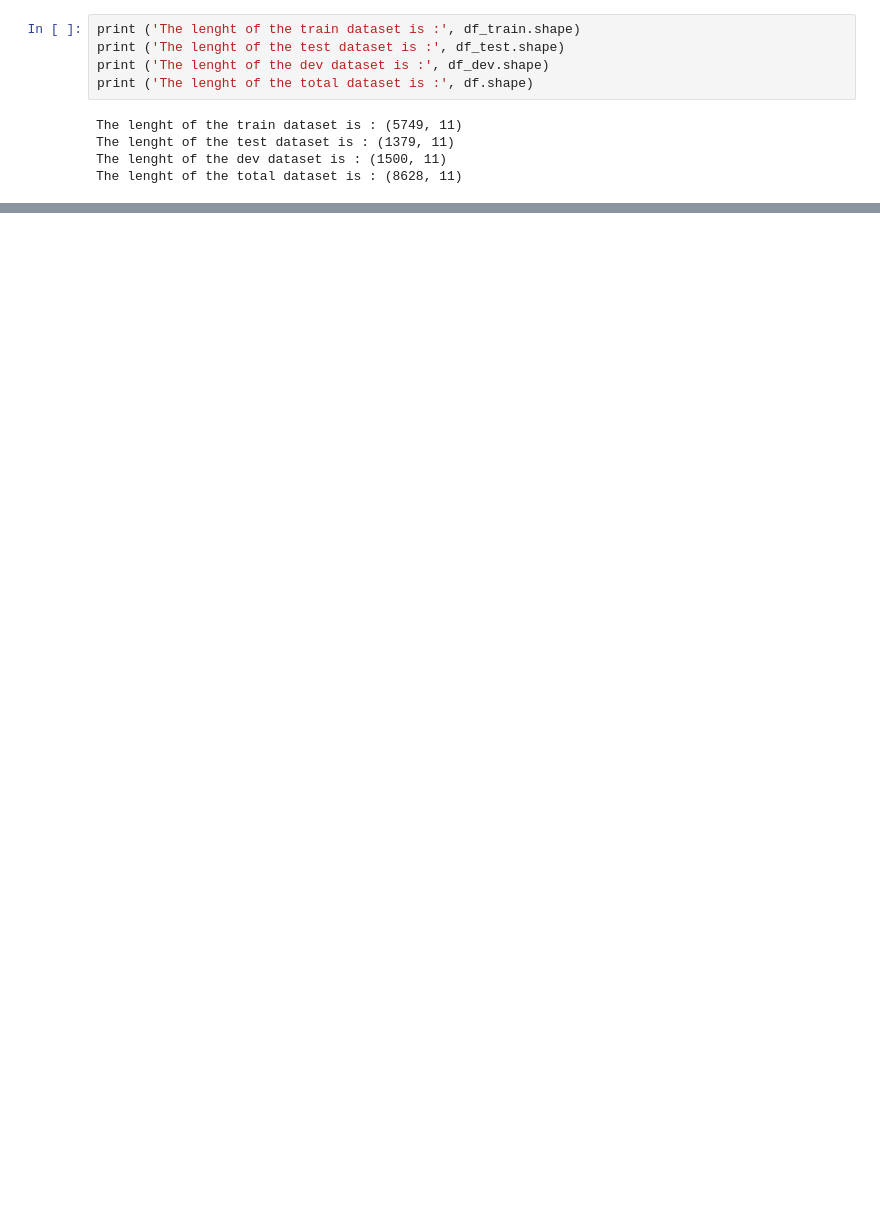
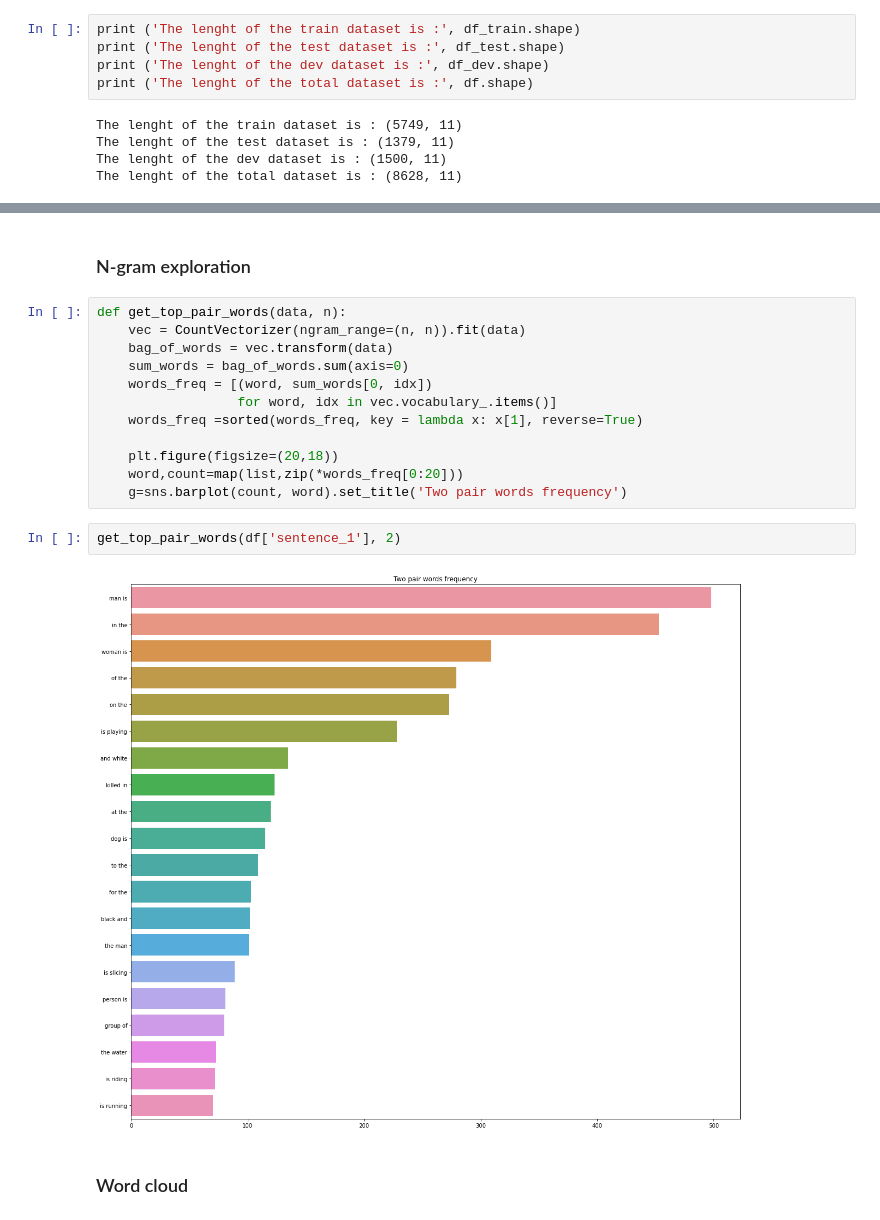
Before and after one commit to mbrull153/EDA-nlp-tfm, a Jupyter notebook: Sts-benchmark.ipynb, the cells around one changed output, grey strips where cells are left out. Saved outputs shown, nothing was run; the diff lists cells and outputs as text; blank space fills up the shorter version.

```diff
--- a/Sts-benchmark.ipynb
+++ b/Sts-benchmark.ipynb
@@ -58,0 +179,20 @@ nltk.download('stopwords')
+# %% [markdown]
+### N-gram exploration
+# %%
+def get_top_pair_words(data, n):
+    vec = CountVectorizer(ngram_range=(n, n)).fit(data)
+    bag_of_words = vec.transform(data)
+    sum_words = bag_of_words.sum(axis=0)
+    words_freq = [(word, sum_words[0, idx])
+                  for word, idx in vec.vocabulary_.items()]
+    words_freq =sorted(words_freq, key = lambda x: x[1], reverse=True)
+
+    plt.figure(figsize=(20,18))
+    word,count=map(list,zip(*words_freq[0:20]))
+    g=sns.barplot(count, word).set_title('Two pair words frequency')
+# %%
+get_top_pair_words(df['sentence_1'], 2)
+# %% [output]
+[figure, added]
+# %% [markdown]
+### Word cloud
```
Also changed, not shown: parts of 20 cells of this notebook.
